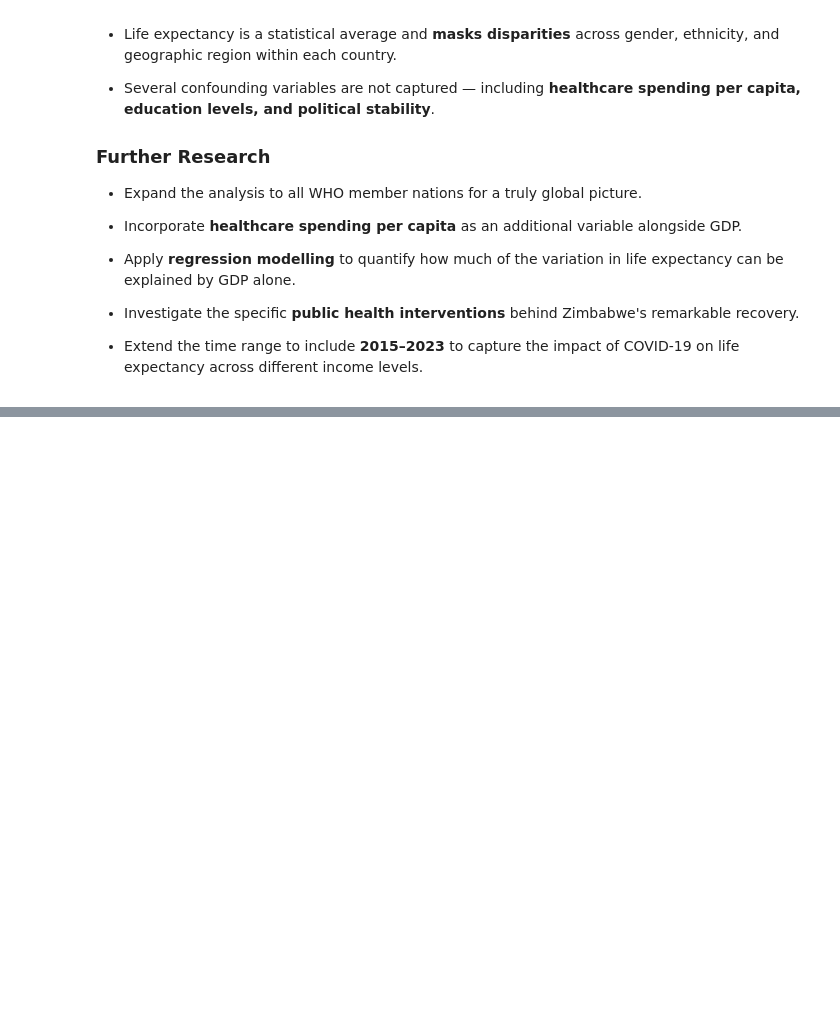
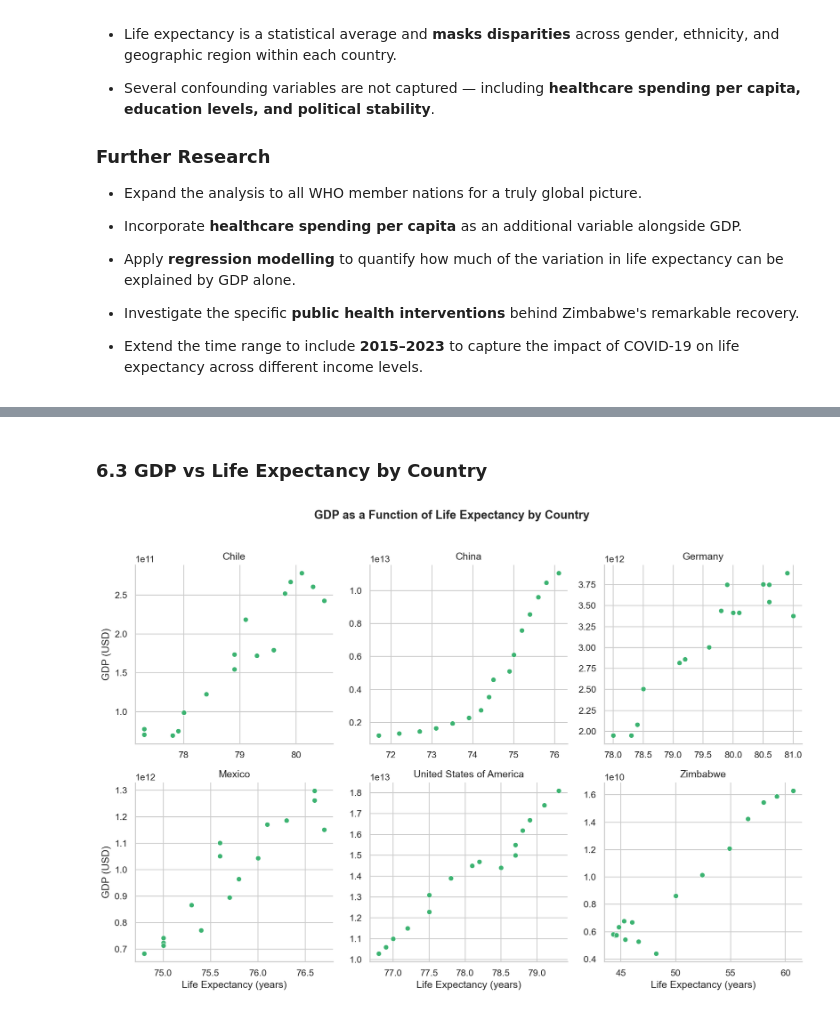
Before and after one commit to dxsastrous/life-expectancy-gdp-analysis, a Jupyter notebook: life_expectancy_gdp.ipynb, the cells around one changed output, grey strips where cells are left out. Cells and saved outputs as stored; diff of their text form; code cells hidden in the pictures; blank space fills up the shorter version.

```diff
--- a/life_expectancy_gdp.ipynb
+++ b/life_expectancy_gdp.ipynb
@@ -354,0 +385,14 @@ plt.show()
+# %% [markdown]
+### 6.3 GDP vs Life Expectancy by Country
+# %%
+g = sns.FacetGrid(df, col='Country', col_wrap=3, height=4, sharey=False, sharex=False)
+g.map(sns.scatterplot, 'life_expectancy', 'gdp', color='mediumseagreen')
+g.set_axis_labels('Life Expectancy (years)', 'GDP (USD)')
+g.set_titles(col_template='{col_name}')
+g.figure.suptitle('GDP as a Function of Life Expectancy by Country',
+                   fontsize=14, fontweight='bold', y=1.02)
+plt.tight_layout()
+plt.savefig('images/facet_gdp_vs_life_expectancy.png', bbox_inches='tight')
+plt.show()
+# %% [output]
+[figure, added]
```
Also changed, not shown: parts of 4 cells of this notebook, 4 other files.
